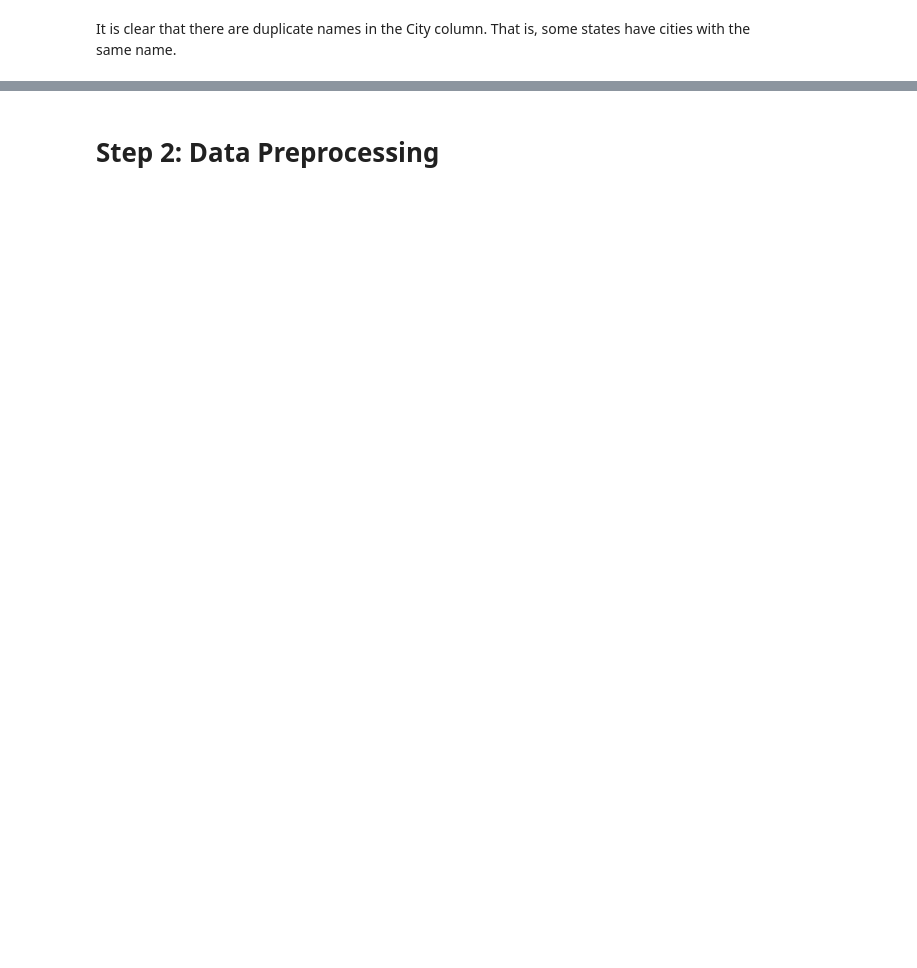
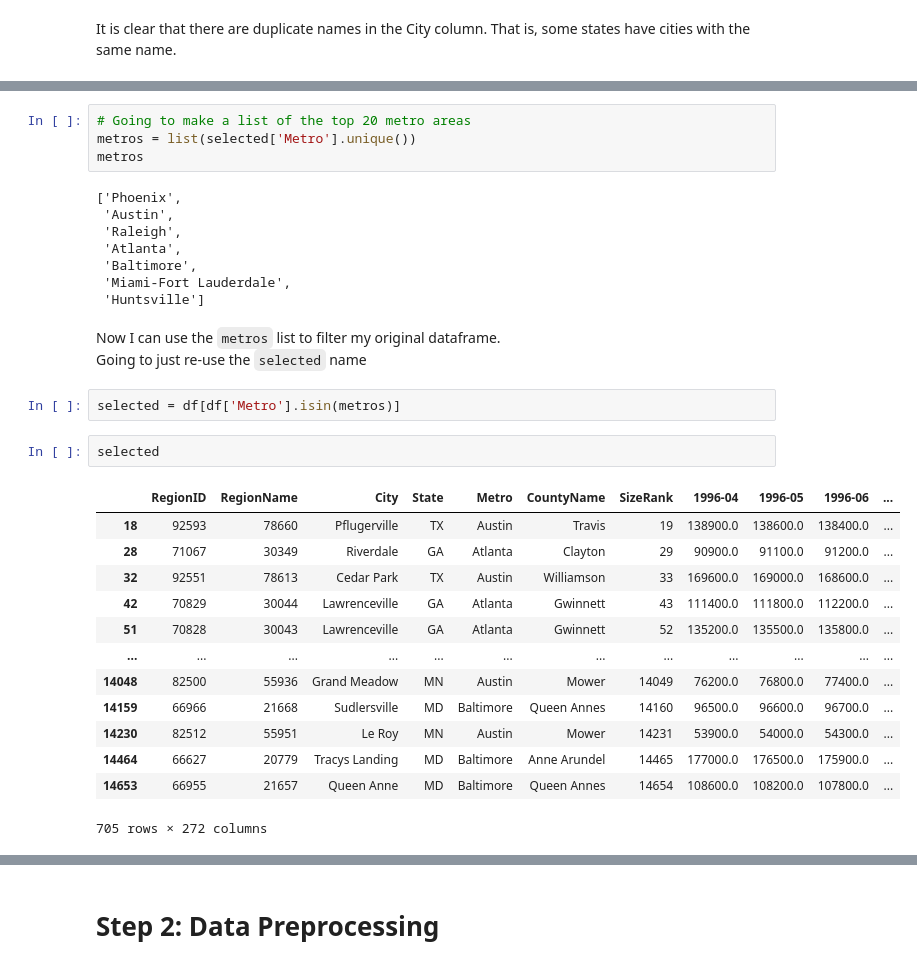
Before and after one commit to daveajstearns/mod4_project, a Jupyter notebook: starter_notebook.ipynb, the cells around one changed output, grey strips where cells are left out. Saved outputs shown, nothing was run; the diff lists cells and outputs as text; blank space fills up the shorter version.

```diff
--- a/starter_notebook.ipynb
+++ b/starter_notebook.ipynb
@@ -357,0 +163,33 @@ def melt_data(df):
+# %%
+# Going to make a list of the top 20 metro areas
+metros = list(selected['Metro'].unique())
+metros
+# %% [output]
+['Phoenix',
+ 'Austin',
+ 'Raleigh',
+ 'Atlanta',
+ 'Baltimore',
+ 'Miami-Fort Lauderdale',
+ 'Huntsville']
+# %% [markdown]
+Now I can use the `metros` list to filter my original dataframe.
+Going to just re-use the `selected` name
+# %%
+selected = df[df['Metro'].isin(metros)]
+# %%
+selected
+# %% [output]
+|  | RegionID | RegionName | City | State | Metro | CountyName | SizeRank | 1996-04 | 1996-05 | 1996-06 | ... |
+| 18 | 92593 | 78660 | Pflugerville | TX | Austin | Travis | 19 | 138900.0 | 138600.0 | 138400.0 | ... |
+| 28 | 71067 | 30349 | Riverdale | GA | Atlanta | Clayton | 29 | 90900.0 | 91100.0 | 91200.0 | ... |
+| 32 | 92551 | 78613 | Cedar Park | TX | Austin | Williamson | 33 | 169600.0 | 169000.0 | 168600.0 | ... |
+| 42 | 70829 | 30044 | Lawrenceville | GA | Atlanta | Gwinnett | 43 | 111400.0 | 111800.0 | 112200.0 | ... |
+| 51 | 70828 | 30043 | Lawrenceville | GA | Atlanta | Gwinnett | 52 | 135200.0 | 135500.0 | 135800.0 | ... |
+| ... | ... | ... | ... | ... | ... | ... | ... | ... | ... | ... | ... |
+| 14048 | 82500 | 55936 | Grand Meadow | MN | Austin | Mower | 14049 | 76200.0 | 76800.0 | 77400.0 | ... |
+| 14159 | 66966 | 21668 | Sudlersville | MD | Baltimore | Queen Annes | 14160 | 96500.0 | 96600.0 | 96700.0 | ... |
+| 14230 | 82512 | 55951 | Le Roy | MN | Austin | Mower | 14231 | 53900.0 | 54000.0 | 54300.0 | ... |
+| 14464 | 66627 | 20779 | Tracys Landing | MD | Baltimore | Anne Arundel | 14465 | 177000.0 | 176500.0 | 175900.0 | ... |
+| 14653 | 66955 | 21657 | Queen Anne | MD | Baltimore | Queen Annes | 14654 | 108600.0 | 108200.0 | 107800.0 | ... |
+705 rows × 272 columns
```
Also changed, not shown: parts of 65 cells of this notebook.
